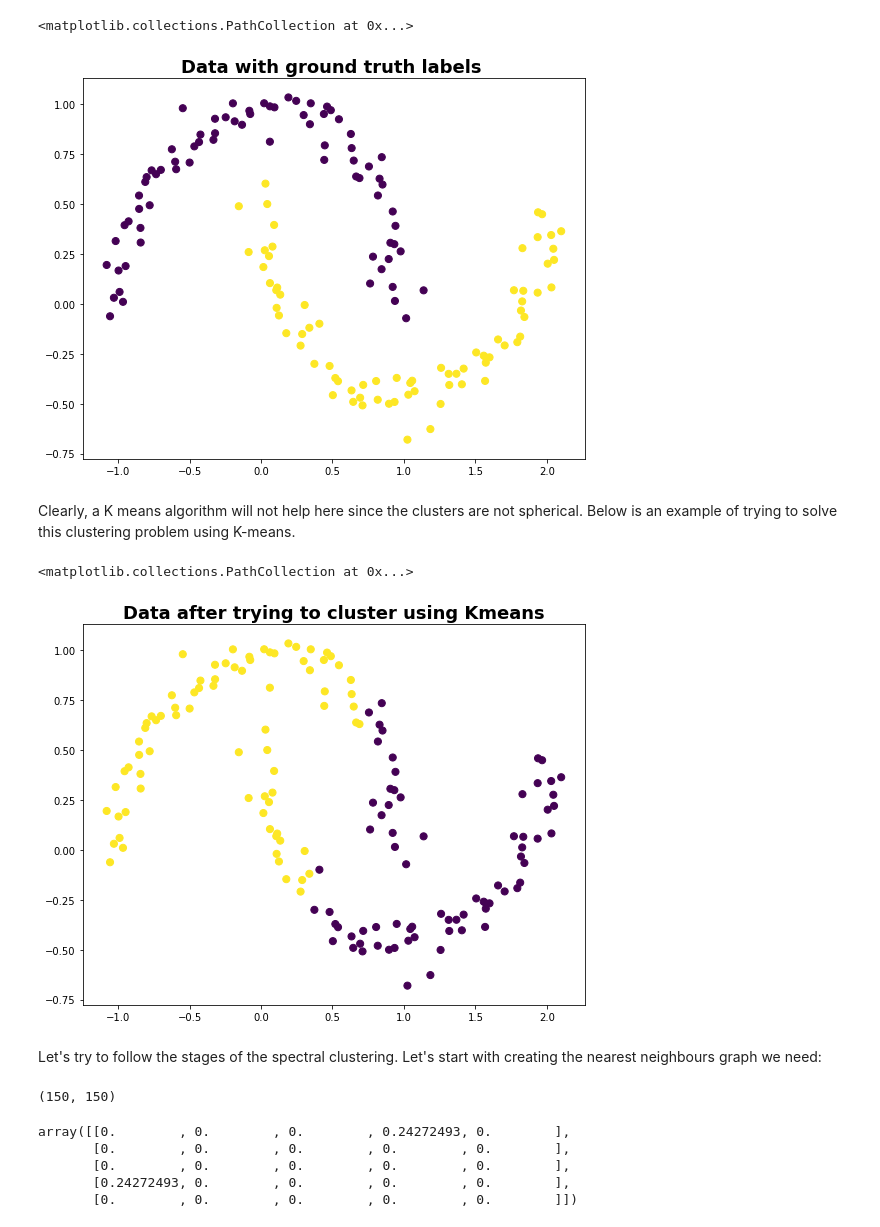
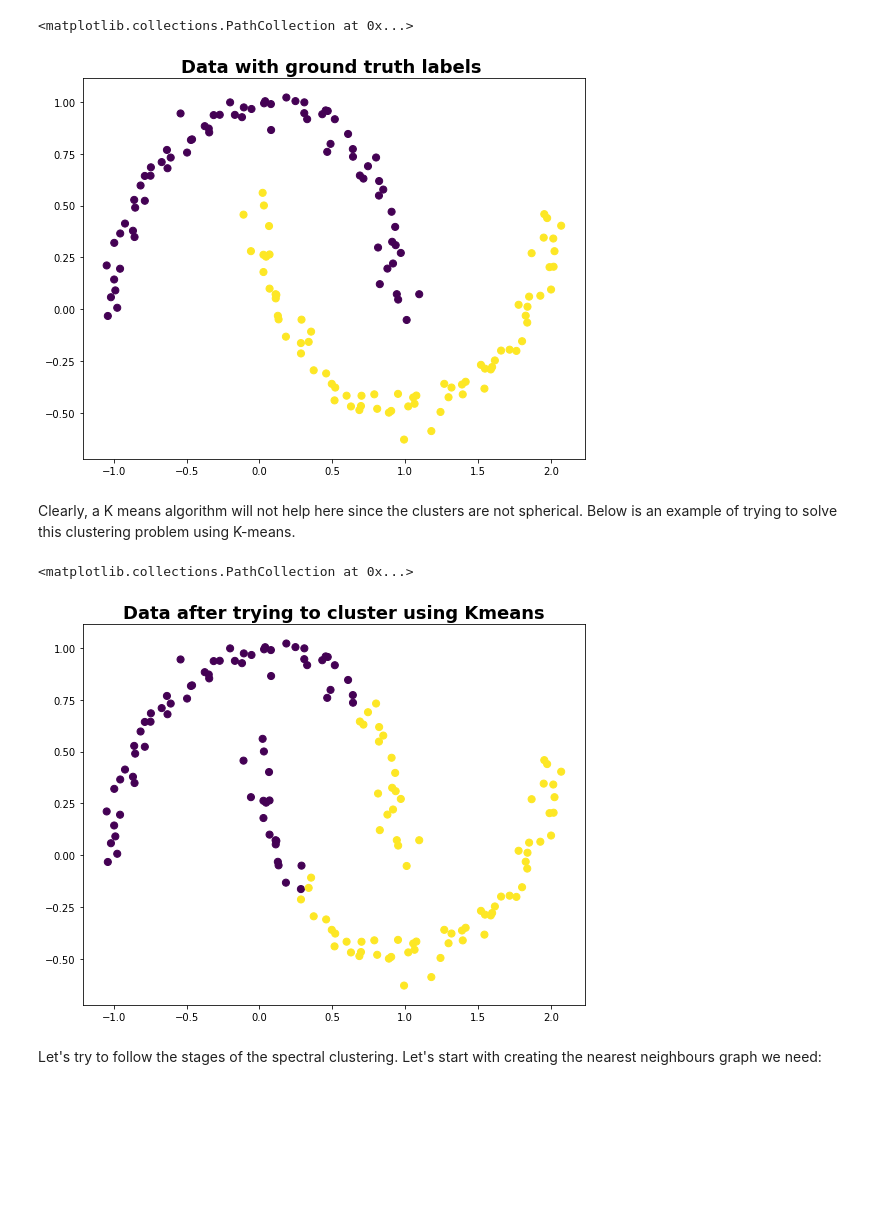
Before and after one commit to quanghoan/k-means-and-spectral-clustering, a Jupyter notebook: kmeans spectral clustering.ipynb, the cells around one changed output. Saved outputs shown, nothing was run; the diff lists cells and outputs as text; code cells hidden in the pictures; blank space fills up the shorter version.

```diff
--- a/kmeans spectral clustering.ipynb
+++ b/kmeans spectral clustering.ipynb
@@ -50,20 +6,18 @@ interpreter: 64bit
 # %%
-from sklearn.datasets import make_moons
 
-X_mn, y_mn = make_moons(150, noise=.07, random_state=0)
+X_mn, y_mn = make_moons(150, noise=.05, random_state=0)
 cmap = 'viridis'
 dot_size=50
 fig, ax = plt.subplots(figsize=(9,7))
 ax.set_title('Data with ground truth labels ', fontsize=18, fontweight='demi')
 
 ax.scatter(X_mn[:, 0], X_mn[:, 1],c=y_mn,s=50, cmap='viridis')
 # %% [output]
 <matplotlib.collections.PathCollection at 0x...>
-[figure, old version]
+[figure, new version]
 # %% [markdown]
 Clearly, a K means algorithm will not help here since the clusters are not spherical. Below is an example of trying to solve this clustering problem using K-means.
 # %%
-from sklearn.cluster import KMeans
 kmeans = KMeans(n_clusters=2, random_state=0).fit(X_mn)
 fig, ax = plt.subplots(figsize=(9,7))
 
@@ -72,24 +26,7 @@ ax.set_title('Data after trying to cluster using Kmeans', fontsize=18, fontweigh
 ax.scatter(X_mn[:, 0], X_mn[:, 1],c=kmeans.labels_,s=dot_size, cmap=cmap)
 # %% [output]
 <matplotlib.collections.PathCollection at 0x...>
-[figure, old version]
+[figure, new version]
 # %% [markdown]
 Let's try to follow the stages of the spectral clustering.
 Let's start with creating the nearest neighbours graph we need:
-# %%
-from sklearn.neighbors import radius_neighbors_graph
-from sklearn.neighbors import kneighbors_graph
-A = radius_neighbors_graph(X_mn,0.4,mode='distance', metric='minkowski', p=2, metric_params=None, include_self=False)
-#A = kneighbors_graph(X_mn, 2, mode='connectivity', metric='minkowski', p=2, metric_params=None, include_self=False)
-A = A.toarray()
-A.shape
-# %% [output]
-(150, 150)
-# %%
-A[:5,:5]
-# %% [output]
-array([[0.        , 0.        , 0.        , 0.24272493, 0.        ],
-       [0.        , 0.        , 0.        , 0.        , 0.        ],
-       [0.        , 0.        , 0.        , 0.        , 0.        ],
-       [0.24272493, 0.        , 0.        , 0.        , 0.        ],
-       [0.        , 0.        , 0.        , 0.        , 0.        ]])
```
Also changed, not shown: parts of 15 cells of this notebook, 3 other files.
